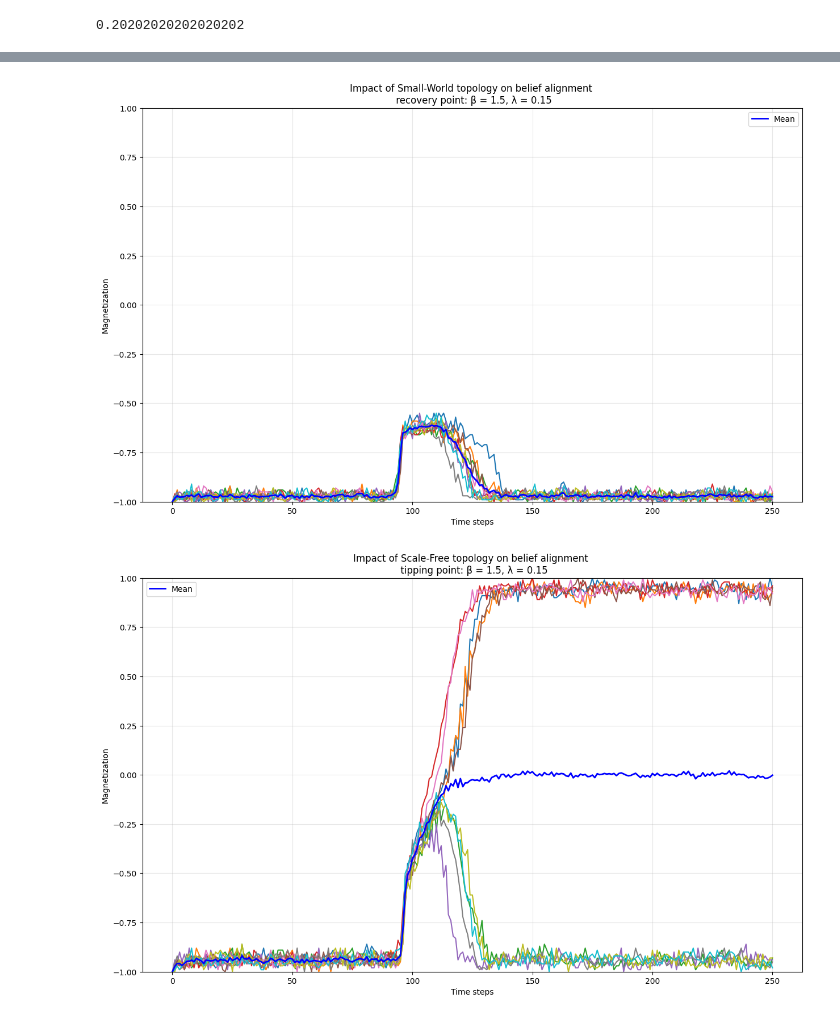
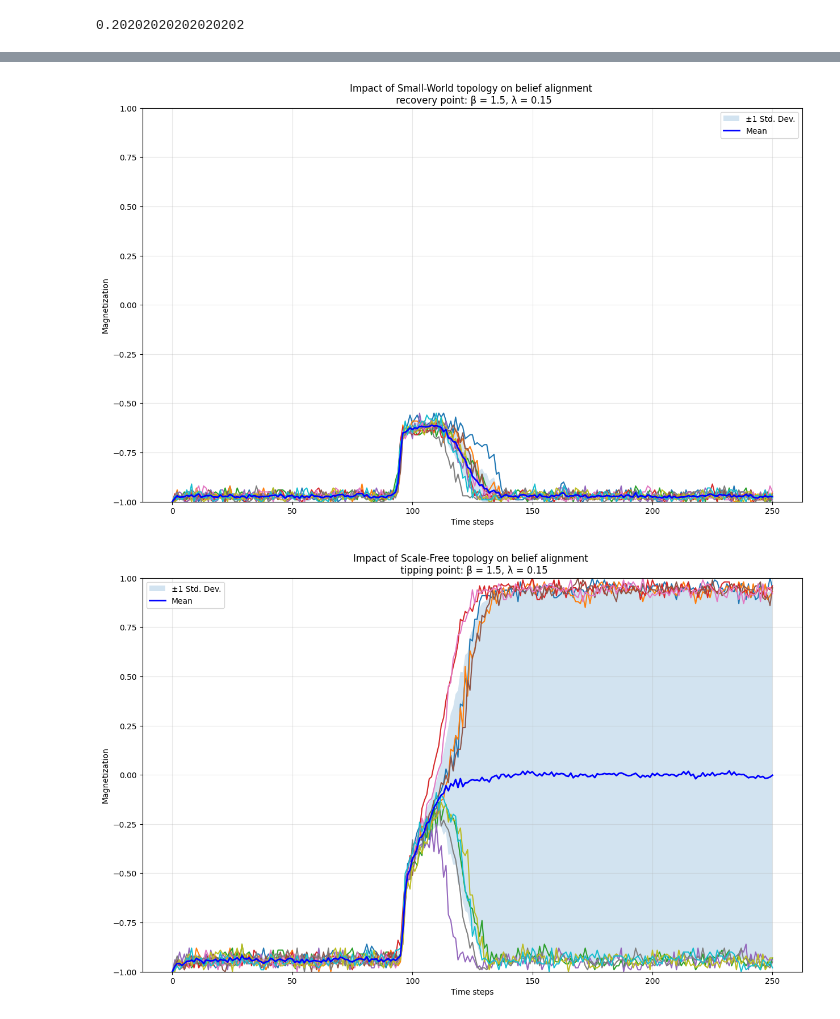
Before and after one commit to Whatisthisname/ComplexSystem, a Jupyter notebook: diameter.ipynb, the cells around one changed output, grey strips where cells are left out. Drawn from its saved outputs; the diff is of its cells as text; code cells hidden in the pictures.

```diff
--- a/diameter.ipynb
+++ b/diameter.ipynb
@@ -295,9 +290,10 @@ topology = {"Erdos-Renyi":(network_generation.generate_erdos_renyi_sparse_adjace
 # dictionary to store  mean magnetization of each topology
 all_topology_means = {}
 
+
 #  parameter sets for Erdos
 parameter_sets_erdos = {
-    "tipping": {"beta": 1.5, "l": 0.28},
+    "tipping": {"beta": 1.5, "l": 0.28}, #lambda - fraction of people being exposed to the dynamic field
     "high noise": {"beta": 0.5, "l": 0.28},
     "vulnerable": {"beta": 1.5, "l": 0.6},
     "recovery": {"beta": 1.5, "l": 0.1}
@@ -311,8 +307,8 @@ parameter_sets_scale_free = {
 }
 #  parameter set
 parameter_sets_small_world = {
-    "tipping": {"beta": 1.5, "l": 0.42},
-    "high noise": {"beta": 0.5, "l": 0.42},
+    "tipping": {"beta": 1.5, "l": 0.43},
+    "high noise": {"beta": 0.5, "l": 0.43},
     "vulnerable": {"beta": 1.5, "l": 0.7},
     "recovery": {"beta": 1.5, "l": 0.15}
 }
@@ -339,12 +335,17 @@ def simulation_topology(adj_mat, topology_name, param_name, beta, l):
         result = network.run_for_steps(250, seed=i)
         magnetization_erdos = np.mean(result, axis=1)
         mags.append(np.copy(magnetization_erdos))
-        mags_array = np.array(mags)
+    mags_array = np.array(mags)
+    time_steps = np.arange(len(mags_array[0]))
 
     plt.figure(figsize=(15,9))
     for m in mags_array:
         plt.plot(m)
     mean = np.mean(mags_array, axis = 0)
+    std = np.std(mags_array, axis = 0)
+
+    plt.fill_between(time_steps,mean - std,mean + std,alpha=0.2, label='±1 Std. Dev.')
+
     all_topology_means[(topology_name, param_name)] = mean
 
     plt.plot(mean, color ='blue',linewidth=2.0, label="Mean")
@@ -360,7 +361,7 @@ def simulation_topology(adj_mat, topology_name, param_name, beta, l):
     plt.savefig(filename)
     plt.show()
 
-
+#plotting
 for topology_name, (func, args) in topology.items():
     adj_mat = func(**args)
     if topology_name == 'Erdos-Renyi':
@@ -383,2 +384,2 @@ for topology_name, (func, args) in topology.items():
-[figure, old version]
+[figure, new version]
-[figure, old version]
+[figure, new version]
```
Also changed, not shown: parts of 8 cells of this notebook, 19 other files.
